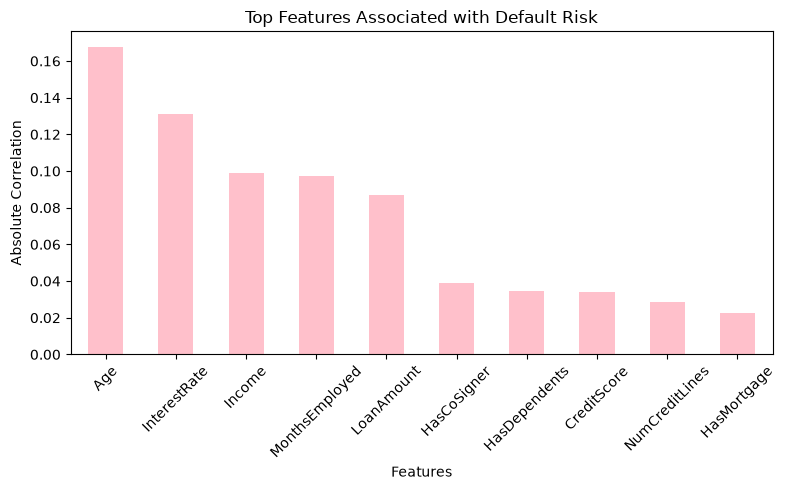
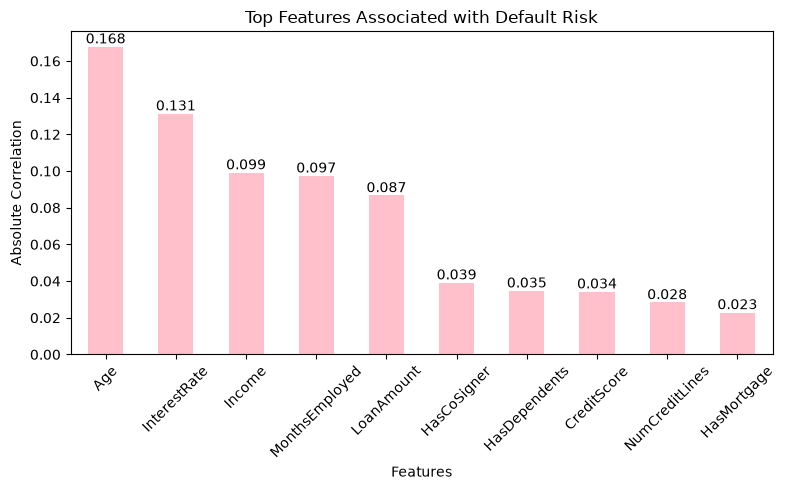
Unified diff of the notebook cell whose output changed from the first chart to the second:
--- before
+++ after
@@ -15,4 +15,7 @@
 plt.ylabel("Absolute Correlation")
 
+for container in ax.containers:
+    ax.bar_label(container, fmt="%.3f")
+
 plt.xticks(rotation=45)
 

Commit: eda report